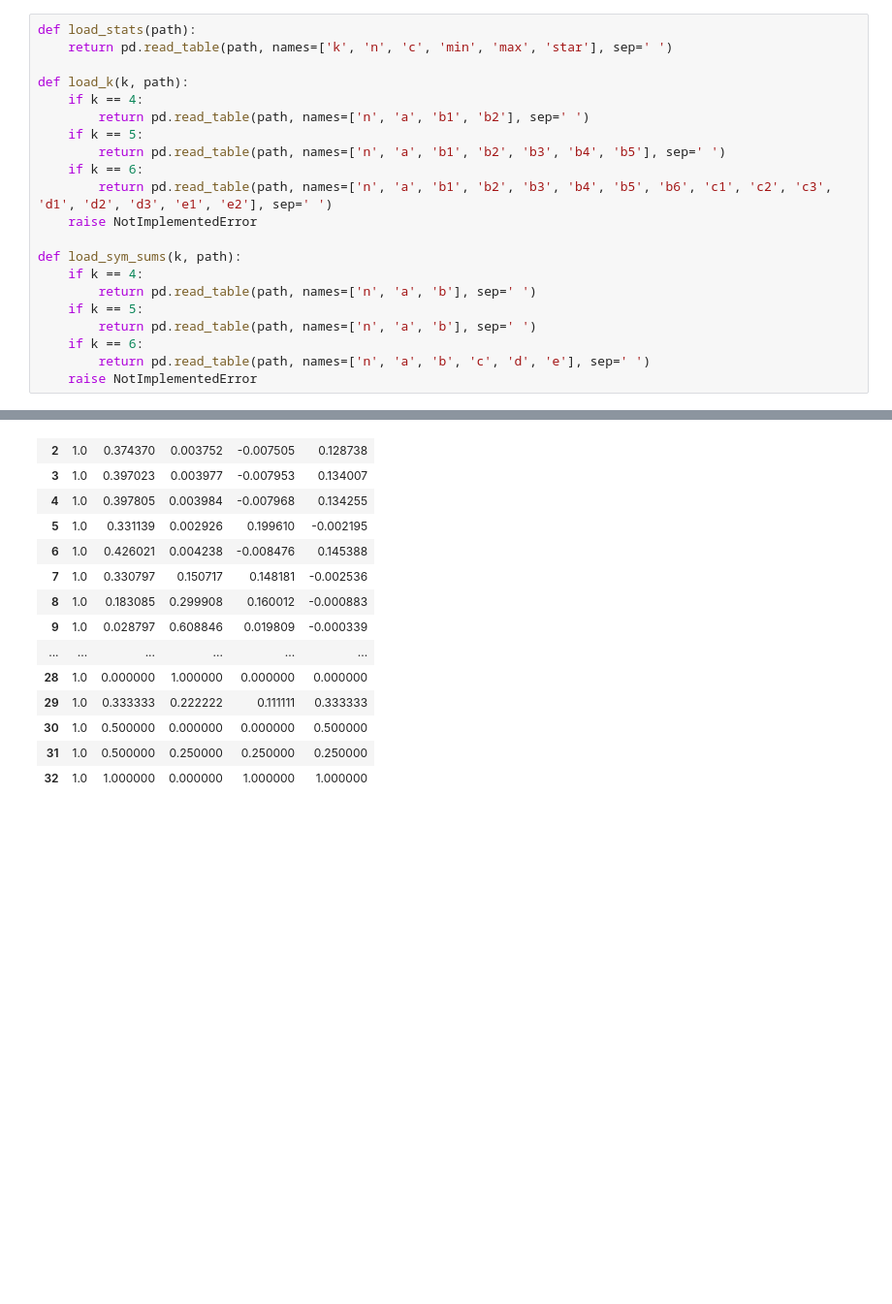
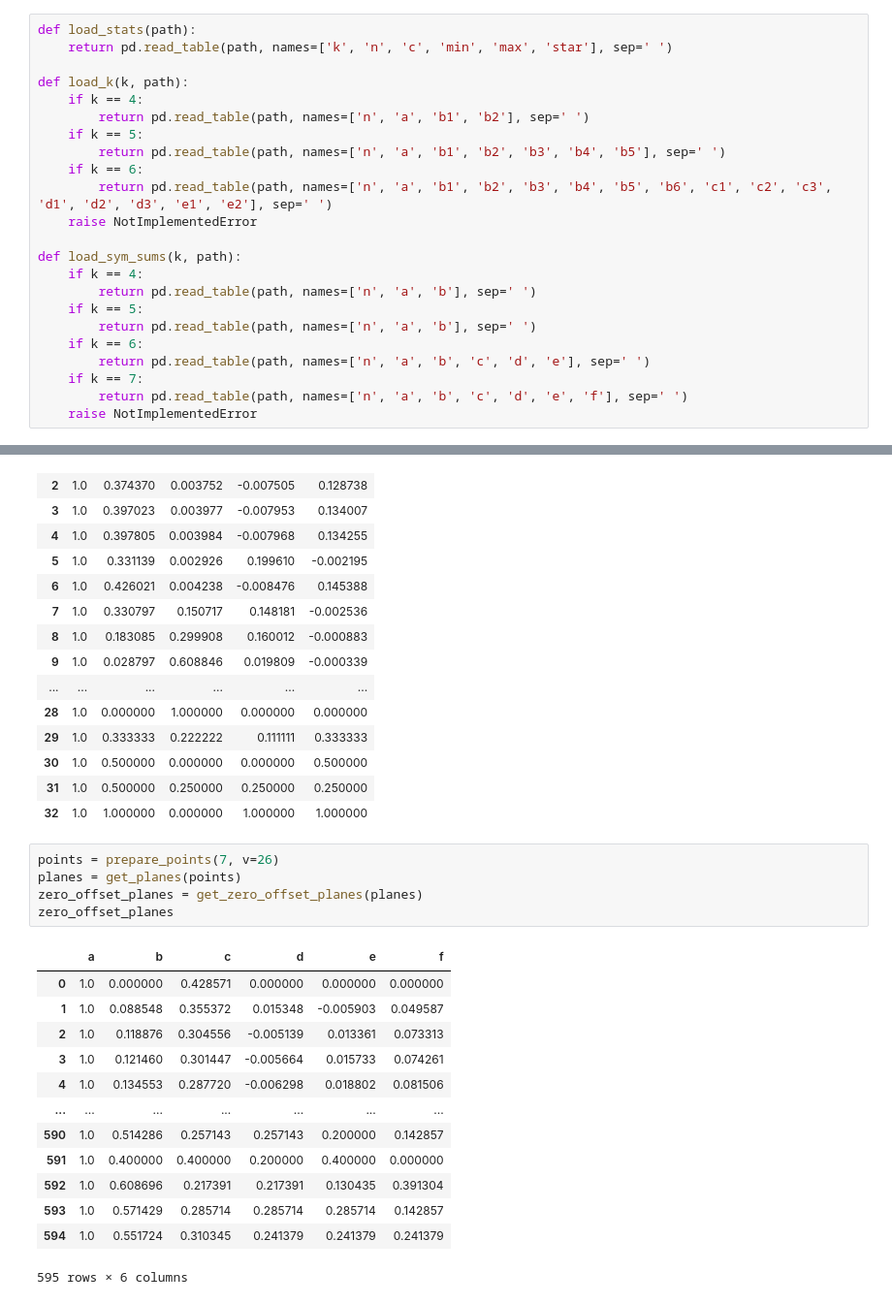
Before and after one commit to davidmisiak/flow-polynomials, a Jupyter notebook: analysis.ipynb, the cells around one changed output, grey strips where cells are left out. Shown at 97% size. Cells and saved outputs as stored; diff of their text form; blank space fills up the shorter version.

```diff
--- a/analysis.ipynb
+++ b/analysis.ipynb
@@ -36,6 +36,8 @@ def load_sym_sums(k, path):
         return pd.read_table(path, names=['n', 'a', 'b'], sep=' ')
     if k == 6:
         return pd.read_table(path, names=['n', 'a', 'b', 'c', 'd', 'e'], sep=' ')
+    if k == 7:
+        return pd.read_table(path, names=['n', 'a', 'b', 'c', 'd', 'e', 'f'], sep=' ')
     raise NotImplementedError
 # %%
 def remove_float_xticks():
@@ -382,3 +361,22 @@ zero_offset_planes
 | 30 | 1.0 | 0.500000 | 0.000000 | 0.000000 | 0.500000 |
 | 31 | 1.0 | 0.500000 | 0.250000 | 0.250000 | 0.250000 |
 | 32 | 1.0 | 1.000000 | 0.000000 | 1.000000 | 1.000000 |
+# %%
+points = prepare_points(7, v=26)
+planes = get_planes(points)
+zero_offset_planes = get_zero_offset_planes(planes)
+zero_offset_planes
+# %% [output]
+|  | a | b | c | d | e | f |
+| 0 | 1.0 | 0.000000 | 0.428571 | 0.000000 | 0.000000 | 0.000000 |
+| 1 | 1.0 | 0.088548 | 0.355372 | 0.015348 | -0.005903 | 0.049587 |
+| 2 | 1.0 | 0.118876 | 0.304556 | -0.005139 | 0.013361 | 0.073313 |
+| 3 | 1.0 | 0.121460 | 0.301447 | -0.005664 | 0.015733 | 0.074261 |
+| 4 | 1.0 | 0.134553 | 0.287720 | -0.006298 | 0.018802 | 0.081506 |
+| ... | ... | ... | ... | ... | ... | ... |
+| 590 | 1.0 | 0.514286 | 0.257143 | 0.257143 | 0.200000 | 0.142857 |
+| 591 | 1.0 | 0.400000 | 0.400000 | 0.200000 | 0.400000 | 0.000000 |
+| 592 | 1.0 | 0.608696 | 0.217391 | 0.217391 | 0.130435 | 0.391304 |
+| 593 | 1.0 | 0.571429 | 0.285714 | 0.285714 | 0.285714 | 0.142857 |
+| 594 | 1.0 | 0.551724 | 0.310345 | 0.241379 | 0.241379 | 0.241379 |
+595 rows × 6 columns
```
Also changed, not shown: parts of 1 cell of this notebook, 25 other files.
